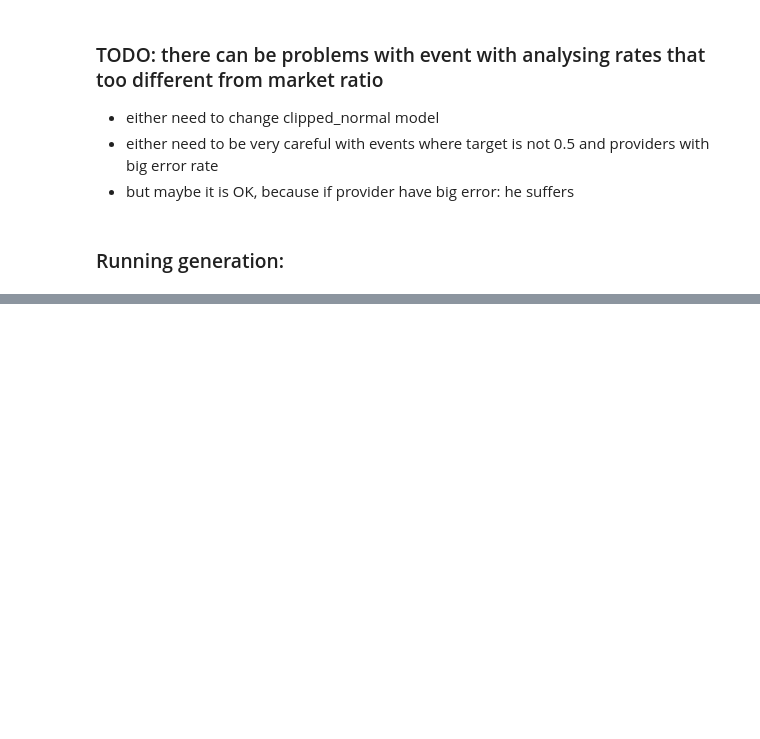
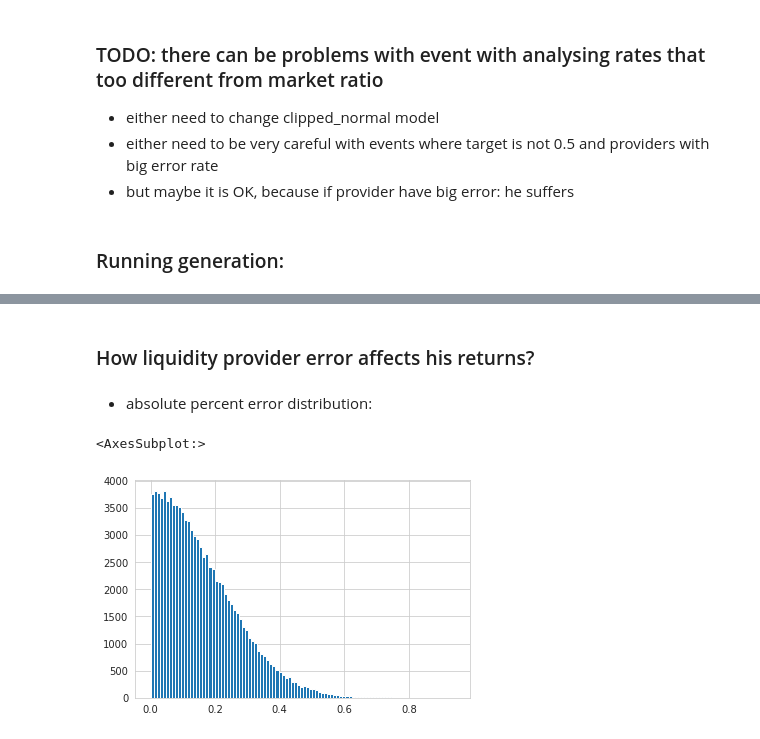
Before and after one commit to juster-finance/juster-core, a Jupyter notebook: projects/2021-07-06-event-simulator/events-simulator.ipynb, the cells around one changed output, grey strips where cells are left out. Cells and saved outputs as stored; diff of their text form; code cells hidden in the pictures; blank space fills up the shorter version.

```diff
--- a/projects/2021-07-06-event-simulator/events-simulator.ipynb
+++ b/projects/2021-07-06-event-simulator/events-simulator.ipynb
@@ -126,0 +252,9 @@ df.describe().T
+# %% [markdown]
+### How liquidity provider error affects his returns?
+# %% [markdown]
+- absolute percent error distribution:
+# %%
+df['primary_provider_expected_a_ape'].hist(bins=100)
+# %% [output]
+<AxesSubplot:>
+[figure, added]
```
Also changed, not shown: parts of 37 cells of this notebook.
